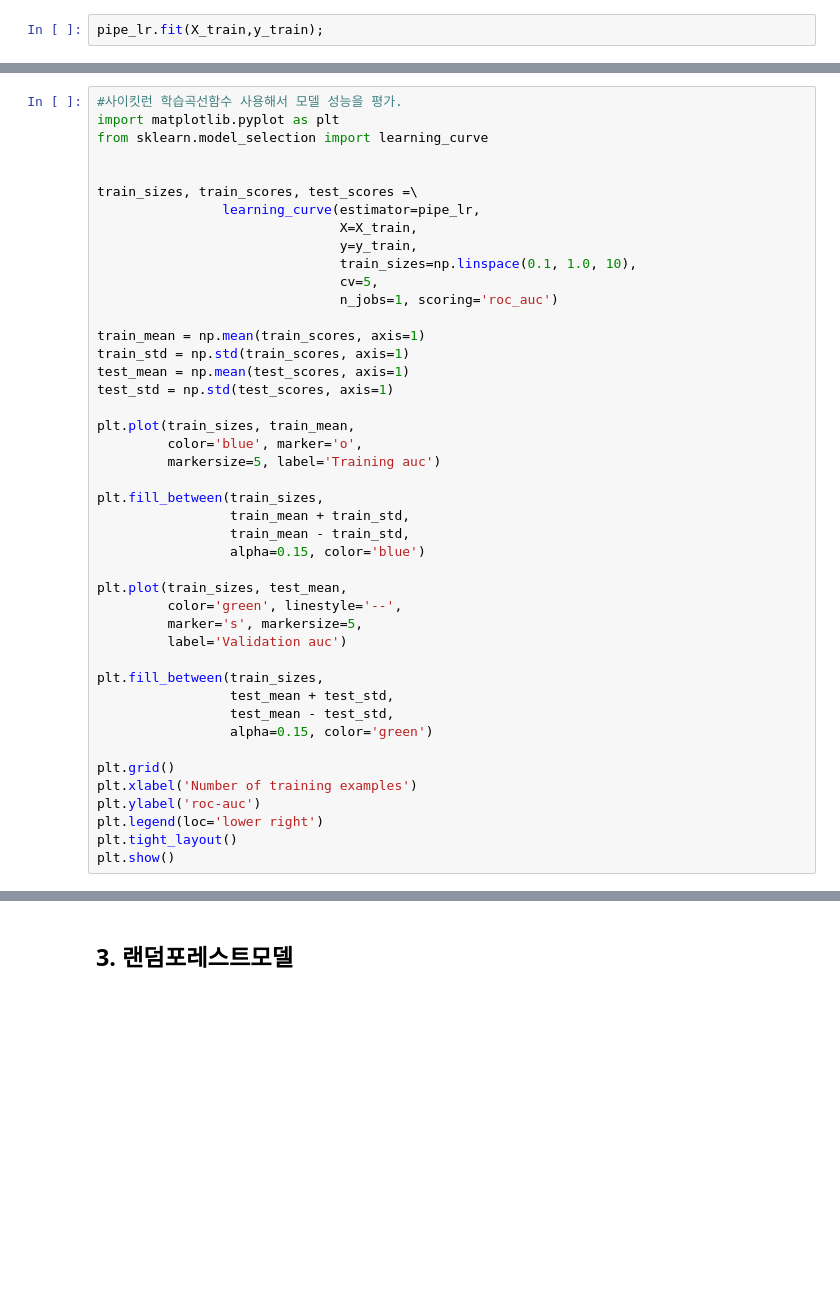
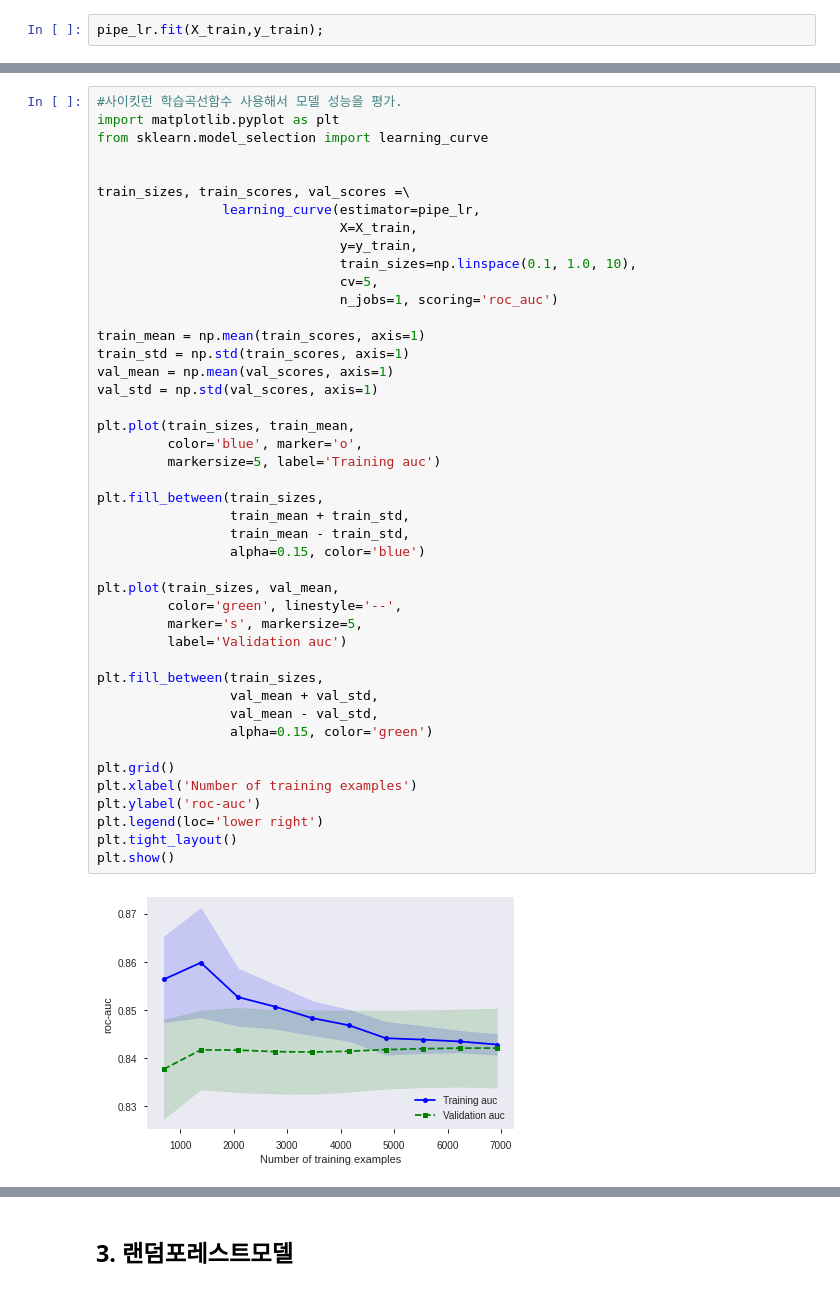
Before and after one commit to sseyonafre/Project, a Jupyter notebook: sprint2/AI_14_고세희_Section2.ipynb, the cells around one changed output, grey strips where cells are left out. Drawn from its saved outputs; the diff is of its cells as text; blank space fills up the shorter version.

```diff
--- a/sprint2/AI_14_고세희_Section2.ipynb
+++ b/sprint2/AI_14_고세희_Section2.ipynb
@@ -564,44 +594,46 @@ import matplotlib.pyplot as plt
 from sklearn.model_selection import learning_curve
 
 
-train_sizes, train_scores, test_scores =\
+train_sizes, train_scores, val_scores =\
                 learning_curve(estimator=pipe_lr,
                                X=X_train,
                                y=y_train,
                                train_sizes=np.linspace(0.1, 1.0, 10),
                                cv=5,
                                n_jobs=1, scoring='roc_auc')
 
 train_mean = np.mean(train_scores, axis=1)
 train_std = np.std(train_scores, axis=1)
-test_mean = np.mean(test_scores, axis=1)
-test_std = np.std(test_scores, axis=1)
+val_mean = np.mean(val_scores, axis=1)
+val_std = np.std(val_scores, axis=1)
 
 plt.plot(train_sizes, train_mean,
          color='blue', marker='o',
          markersize=5, label='Training auc')
 
 plt.fill_between(train_sizes,
                  train_mean + train_std,
                  train_mean - train_std,
                  alpha=0.15, color='blue')
 
-plt.plot(train_sizes, test_mean,
+plt.plot(train_sizes, val_mean,
          color='green', linestyle='--',
          marker='s', markersize=5,
          label='Validation auc')
 
 plt.fill_between(train_sizes,
-                 test_mean + test_std,
-                 test_mean - test_std,
+                 val_mean + val_std,
+                 val_mean - val_std,
                  alpha=0.15, color='green')
 
 plt.grid()
 plt.xlabel('Number of training examples')
 plt.ylabel('roc-auc')
 plt.legend(loc='lower right')
 plt.tight_layout()
 plt.show()
+# %% [output]
+[figure, added]
 # %%
 #검증 곡선으로 과대적합과 과소적합 조사
 from sklearn.model_selection import validation_curve
```
Also changed, not shown: parts of 51 cells of this notebook.
